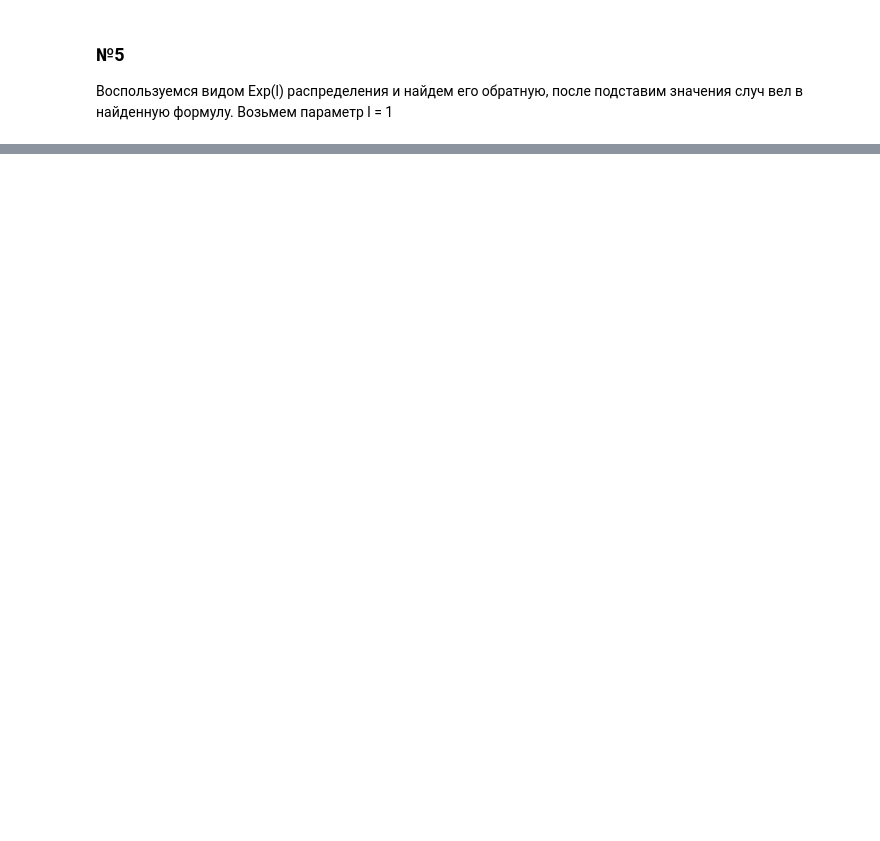
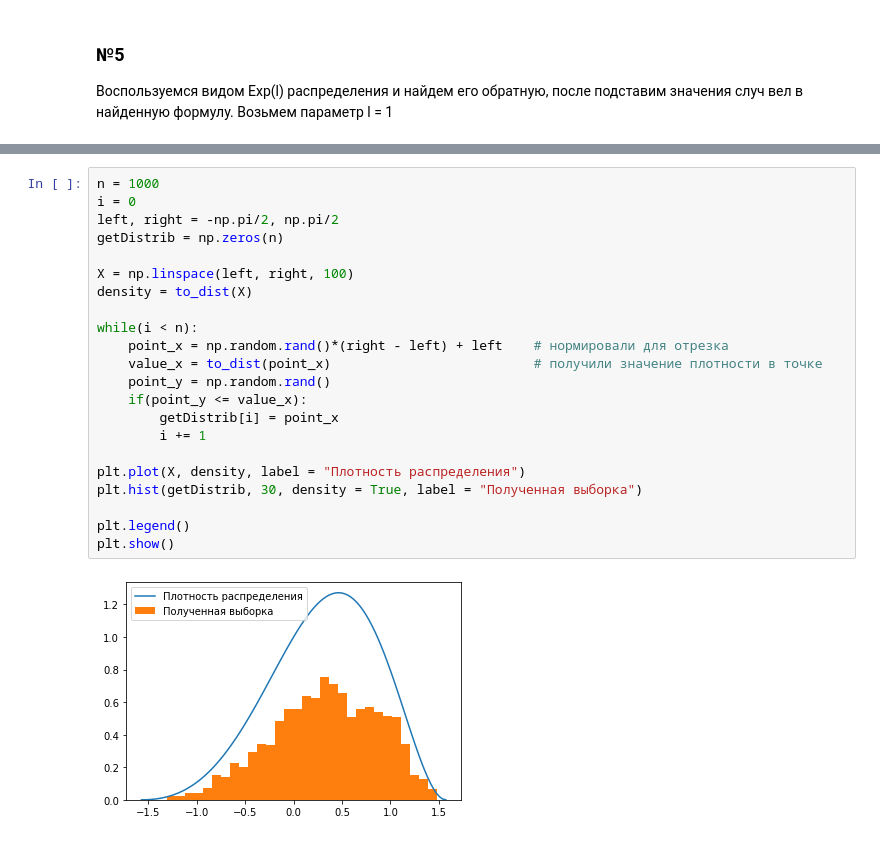
Before and after one commit to Cloda/homework_for_mathprac, a Jupyter notebook: home_5.ipynb, the cells around one changed output, grey strips where cells are left out. Saved outputs shown, nothing was run; the diff lists cells and outputs as text; blank space fills up the shorter version.

```diff
--- a/home_5.ipynb
+++ b/home_5.ipynb
@@ -191,0 +200,24 @@ plt.show()
+# %%
+n = 1000
+i = 0
+left, right = -np.pi/2, np.pi/2
+getDistrib = np.zeros(n)
+
+X = np.linspace(left, right, 100)
+density = to_dist(X)
+
+while(i < n):
+    point_x = np.random.rand()*(right - left) + left    # нормировали для отрезка
+    value_x = to_dist(point_x)                          # получили значение плотности в точке
+    point_y = np.random.rand()
+    if(point_y <= value_x):
+        getDistrib[i] = point_x
+        i += 1
+
+plt.plot(X, density, label = "Плотность распределения")
+plt.hist(getDistrib, 30, density = True, label = "Полученная выборка")
+
+plt.legend()
+plt.show()
+# %% [output]
+[figure, added]
```
Also changed, not shown: parts of 15 cells of this notebook.
